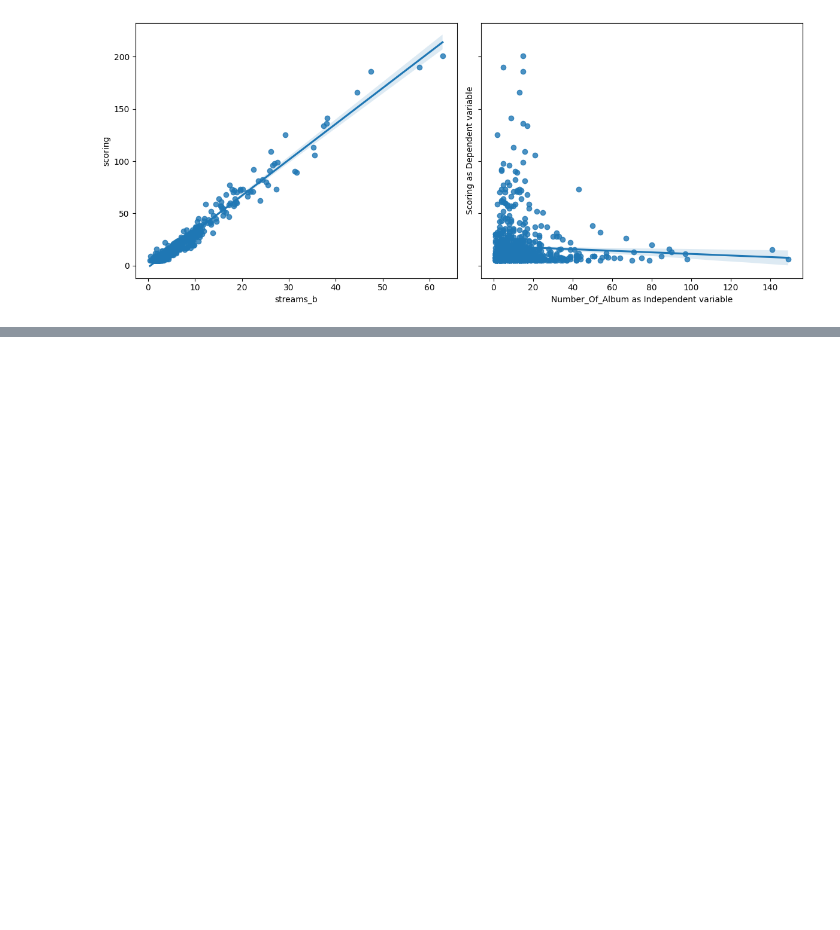
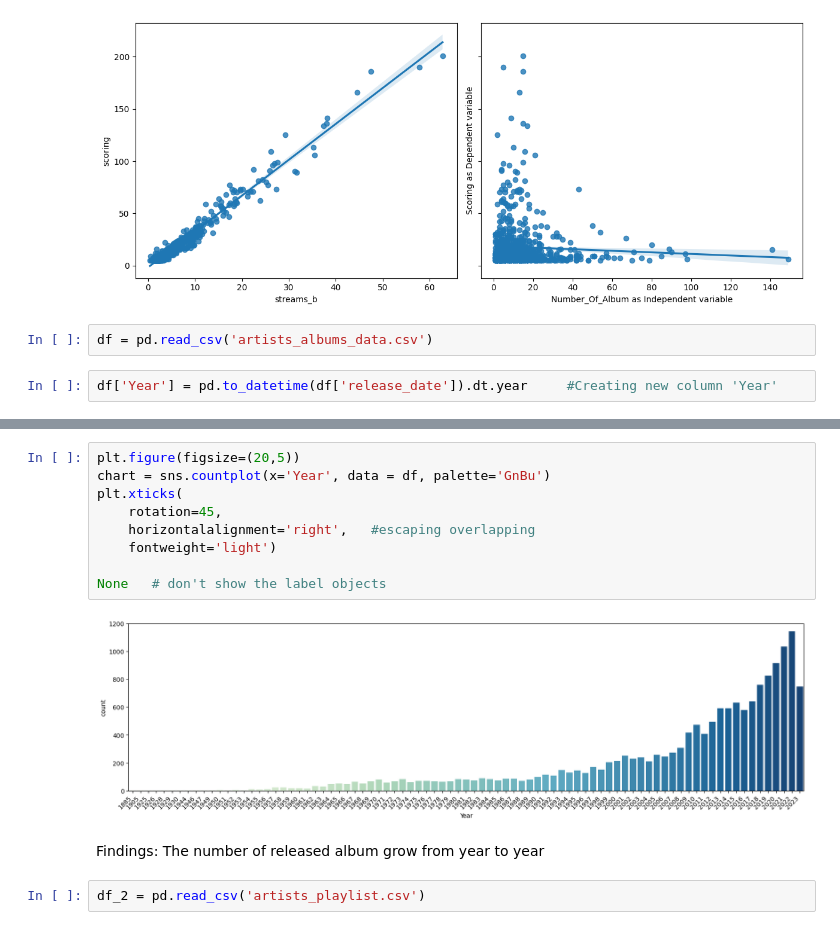
Before and after one commit to dekristi/Spotify_Project, a Jupyter notebook: Spotify_Project.ipynb, the cells around one changed output, grey strips where cells are left out. Saved outputs shown, nothing was run; the diff lists cells and outputs as text; blank space fills up the shorter version.

```diff
--- a/Spotify_Project.ipynb
+++ b/Spotify_Project.ipynb
@@ -1014,3 +1014,7 @@ f.tight_layout()
 # plt.savefig('correlation.png')
 # %% [output]
 [figure]
+# %%
+df = pd.read_csv('artists_albums_data.csv')
+# %%
+df['Year'] = pd.to_datetime(df['release_date']).dt.year     #Creating new column 'Year'
@@ -1016,0 +1044,15 @@ f.tight_layout()
+# %%
+plt.figure(figsize=(20,5))
+chart = sns.countplot(x='Year', data = df, palette='GnBu')
+plt.xticks(
+    rotation=45,
+    horizontalalignment='right',   #escaping overlapping
+    fontweight='light')
+
+None   # don't show the label objects
+# %% [output]
+[figure, added]
+# %% [markdown]
+Findings: The number of released album grow from year to year
+# %%
+df_2 = pd.read_csv('artists_playlist.csv')
```
Also changed, not shown: parts of 6 cells of this notebook.
